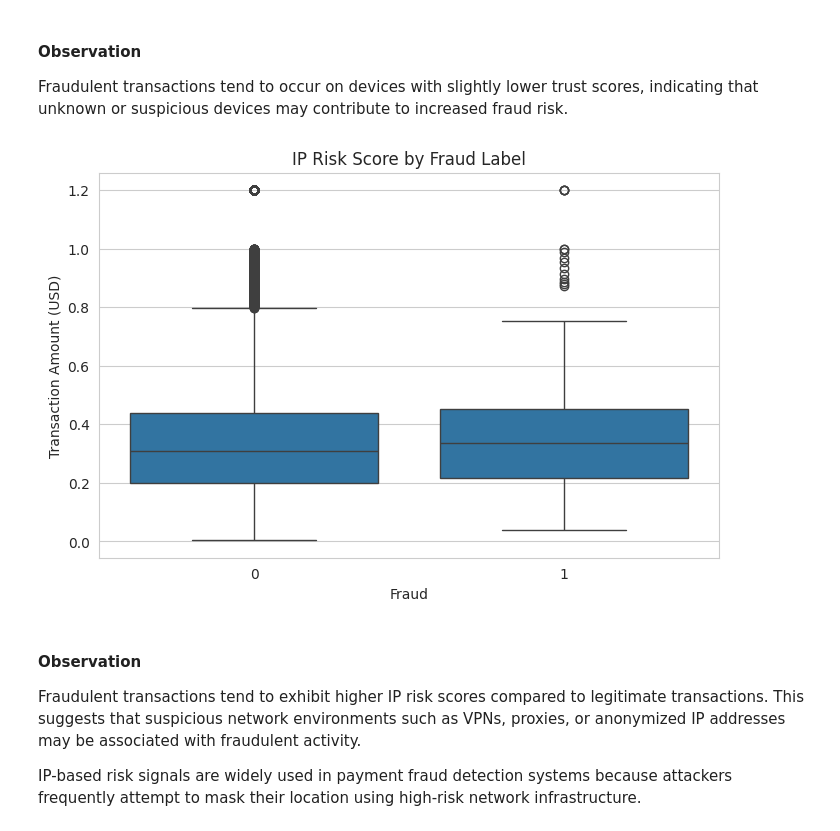
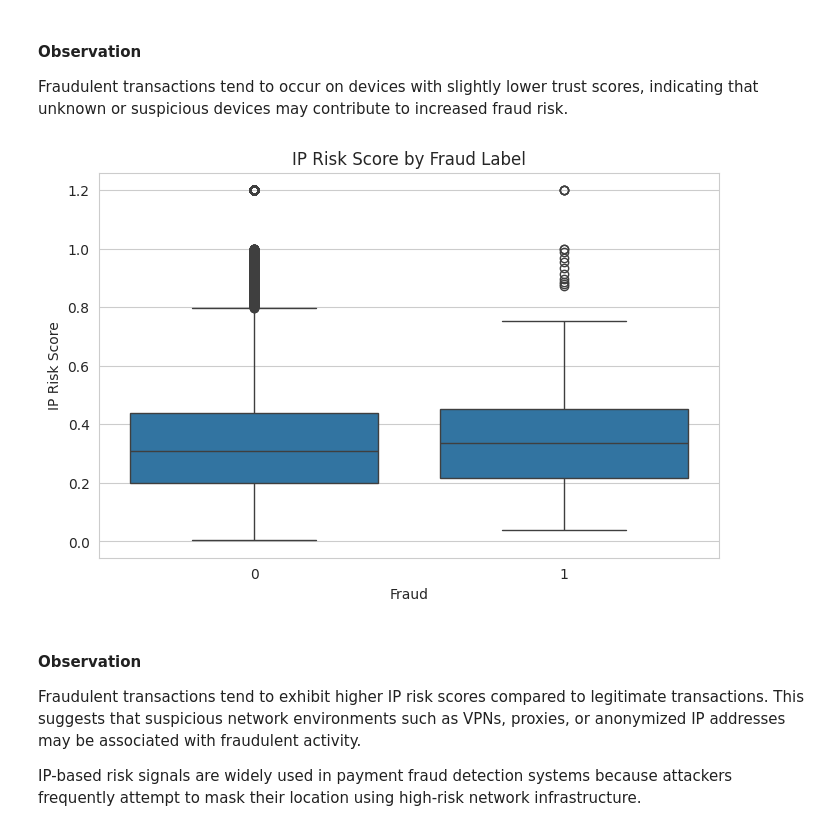
Before and after one commit to Jaywestty/Fraud-detection-ML, a Jupyter notebook: FRAUD_DETECTION.ipynb, the cells around one changed output. Drawn from its saved outputs; the diff is of its cells as text; code cells hidden in the pictures.

```diff
--- a/FRAUD_DETECTION.ipynb
+++ b/FRAUD_DETECTION.ipynb
@@ -211,15 +225,15 @@ Fraudulent transactions tend to occur on devices with slightly lower trust score
 # %%
 #IP Risk Score vs Fraud
 plt.figure(figsize=(8,5))
 sns.boxplot(x="is_fraud", y="ip_risk_score", data=df)
 
 plt.title("IP Risk Score by Fraud Label")
 plt.xlabel("Fraud")
-plt.ylabel("Transaction Amount (USD)")
+plt.ylabel("IP Risk Score")
 
 plt.show()
 # %% [output]
-[figure, old version]
+[figure, new version]
 # %% [markdown]
 #### **Observation**
 
```
Also changed, not shown: parts of 4 cells of this notebook.
